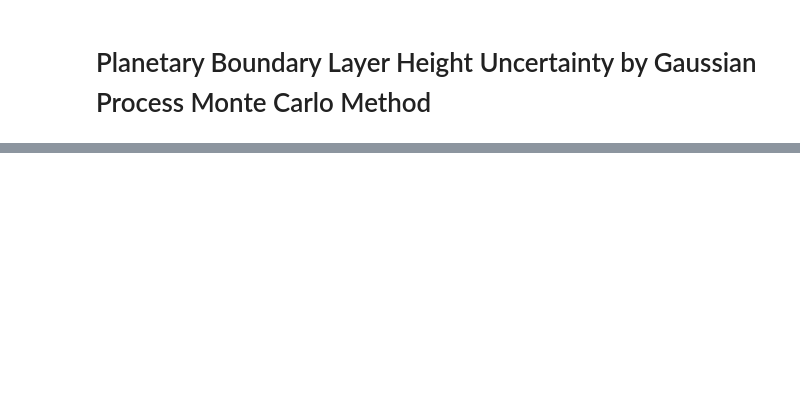
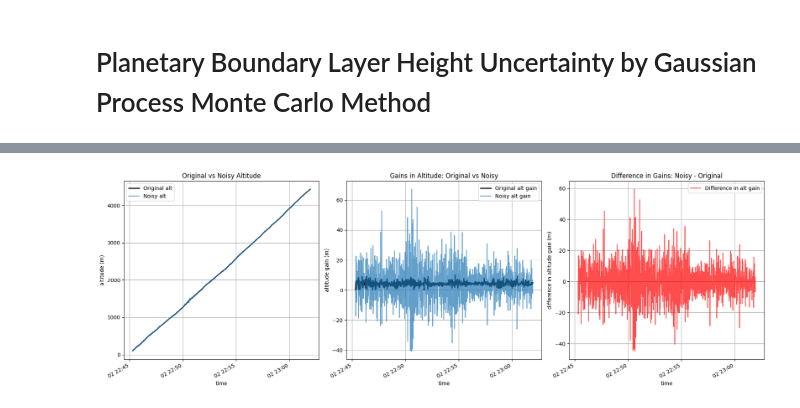
Before and after one commit to TommasoLocatelli/GRUAN_EDA, a Jupyter notebook: code_examples/pblh_unc_gp.ipynb, the cells around one changed output, grey strips where cells are left out. Saved outputs shown, nothing was run; the diff lists cells and outputs as text; code cells hidden in the pictures; blank space fills up the shorter version.

Commit message:
the altitude problem + crazy lenght scale 🆘

```diff
--- a/code_examples/pblh_unc_gp.ipynb
+++ b/code_examples/pblh_unc_gp.ipynb
@@ -17,7 +18,7 @@ INPUT_VARIABLES = ['time', 'alt', 'temp', 'rh', 'press', 'wspeed', 'wdir']
 VARIABLES = [v for var in INPUT_VARIABLES for v in (var, var + '_uc') if var != 'time']+ ['time']
 # %%
 # data
-folder = os.path.abspath(os.path.join(os.getcwd(), "..", "..", "gdp", "products_RS41-GDP-1_LIN_2017"))
+folder = os.path.abspath(os.path.join(os.getcwd(), "..", "gdp", "products_RS41-GDP-1_LIN_2017"))
 def read_folder(path=folder):
     for fname in sorted(os.listdir(path)):
         fpath = os.path.join(path, fname)
@@ -143,0 +274,49 @@ plt.show()
+# %%
+# the altitude problem
+noisy_data = data[[col for col in VARIABLES if col in data.columns]].copy(deep=True)
+noisy_data['alt'] = posterior_samples(
+    X1=noisy_data['time'].values,
+    y1=noisy_data['alt'].values,
+    var1=(noisy_data['alt_uc'].values*0.5)**2,
+    X2=noisy_data['time'].values,
+    kernel_func=exponential_kernel,
+    size=1,
+    normalize=True,
+    length_scale=1000)[0]
+
+fig, axes = plt.subplots(1, 3, figsize=(18, 6), sharex=True)
+
+# Plot 1: Original vs Noisy Altitude
+axes[0].plot(data['time'], data['alt'], label='Original alt', color='black', linewidth=2)
+axes[0].plot(noisy_data['time'], noisy_data['alt'], label='Noisy alt', alpha=0.7)
+axes[0].set_xlabel('time')
+axes[0].set_ylabel('altitude (m)')
+axes[0].set_title('Original vs Noisy Altitude')
+axes[0].legend()
+axes[0].grid(True)
+
+# Plot 2: Gains in Altitude
+gain_alt = data['alt'].diff().fillna(0)
+gain_noisy_alt = noisy_data['alt'].diff().fillna(0)
+axes[1].plot(data['time'], gain_alt, label='Original alt gain', color='black', linewidth=2)
+axes[1].plot(noisy_data['time'], gain_noisy_alt, label='Noisy alt gain', alpha=0.7)
+axes[1].set_xlabel('time')
+axes[1].set_ylabel('altitude gain (m)')
+axes[1].set_title('Gains in Altitude: Original vs Noisy')
+axes[1].legend()
+axes[1].grid(True)
+
+# Plot 3: Difference in Gains
+diff_gain = gain_noisy_alt - gain_alt
+axes[2].plot(data['time'], diff_gain, label='Difference in alt gain', color='red', alpha=0.7)
+axes[2].set_xlabel('time')
+axes[2].set_ylabel('difference in altitude gain (m)')
+axes[2].set_title('Difference in Gains: Noisy - Original')
+axes[2].legend()
+axes[2].grid(True)
+
+fig.autofmt_xdate()
+plt.tight_layout()
+plt.show()
+# %% [output]
+[figure, added]
```
Also changed, not shown: parts of 5 cells of this notebook, 1 other file.
